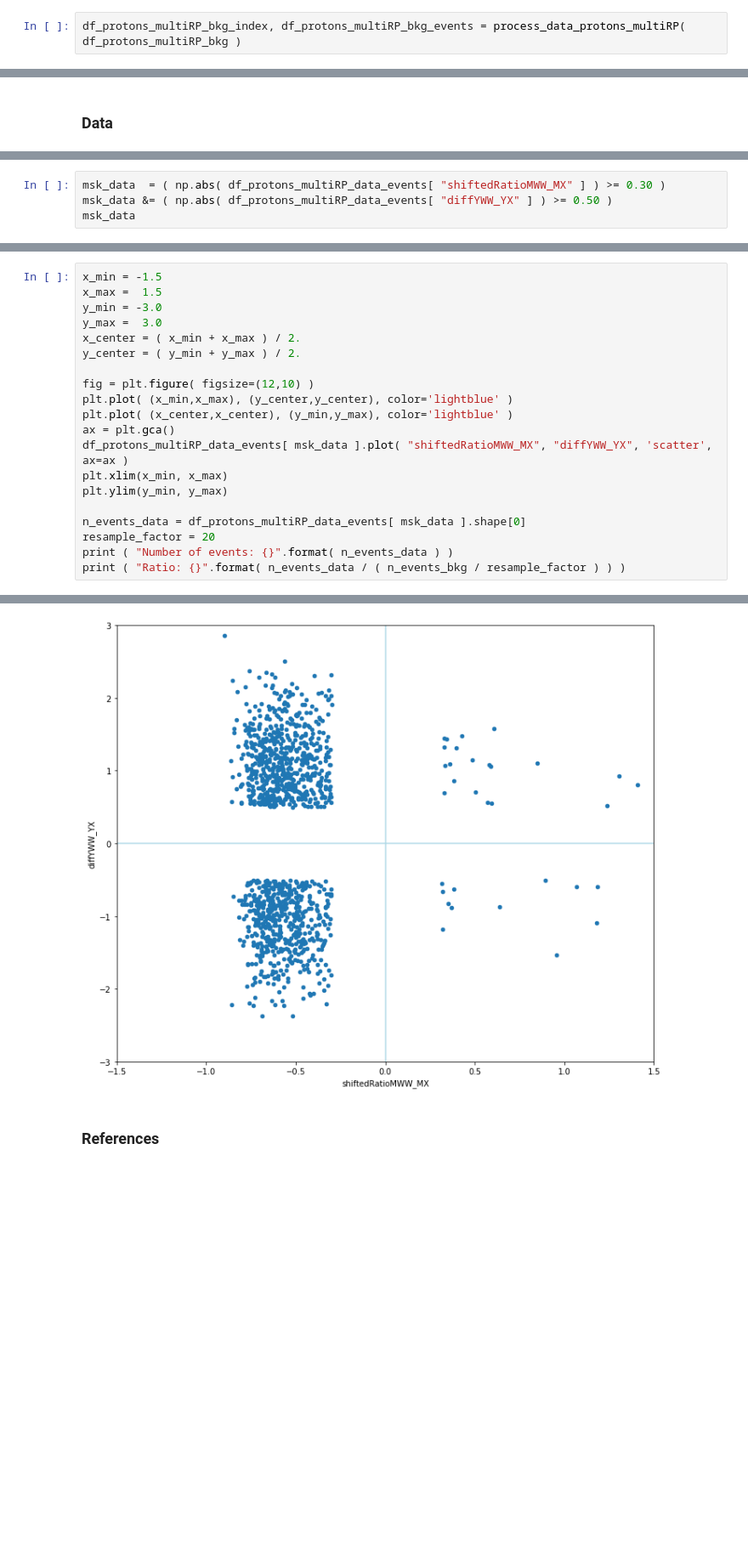
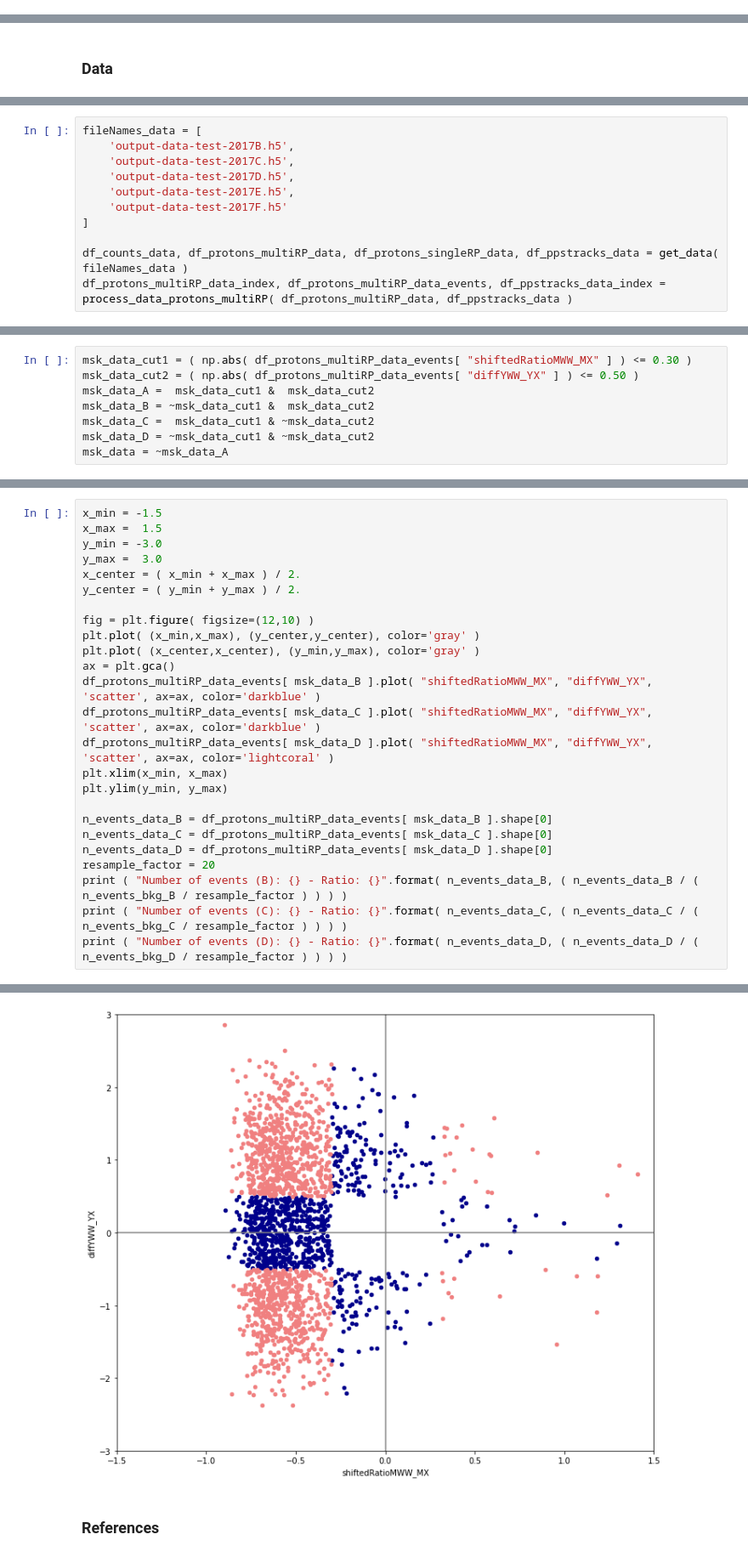
Before and after one commit to miguelgallo/pps-ww-analysis-notebook, a Jupyter notebook: Data-Inspection.ipynb, the cells around one changed output, grey strips where cells are left out. Shown at 85% size. Saved outputs shown, nothing was run; the diff lists cells and outputs as text; blank space fills up the shorter version.

```diff
--- a/Data-Inspection.ipynb
+++ b/Data-Inspection.ipynb
@@ -170,5 +368,3 @@ Jet          1570080
 Muon         1560700
 ProtonRnd      43260
 dtype: int64
-# %%
-df_protons_multiRP_bkg_index, df_protons_multiRP_bkg_events = process_data_protons_multiRP( df_protons_multiRP_bkg )
@@ -294,0 +628,11 @@ df_protons_multiRP_data_index, df_protons_multiRP_data_events = process_data_pro
+# %%
+fileNames_data = [
+    'output-data-test-2017B.h5',
+    'output-data-test-2017C.h5',
+    'output-data-test-2017D.h5',
+    'output-data-test-2017E.h5',
+    'output-data-test-2017F.h5'
+]
+
+df_counts_data, df_protons_multiRP_data, df_protons_singleRP_data, df_ppstracks_data = get_data( fileNames_data )
+df_protons_multiRP_data_index, df_protons_multiRP_data_events, df_ppstracks_data_index = process_data_protons_multiRP( df_protons_multiRP_data, df_ppstracks_data )
@@ -339,4 +723,8 @@ df_protons_multiRP_data_events
 # %%
-msk_data  = ( np.abs( df_protons_multiRP_data_events[ "shiftedRatioMWW_MX" ] ) >= 0.30 )
-msk_data &= ( np.abs( df_protons_multiRP_data_events[ "diffYWW_YX" ] ) >= 0.50 )
-msk_data
+msk_data_cut1 = ( np.abs( df_protons_multiRP_data_events[ "shiftedRatioMWW_MX" ] ) <= 0.30 )
+msk_data_cut2 = ( np.abs( df_protons_multiRP_data_events[ "diffYWW_YX" ] ) <= 0.50 )
+msk_data_A =  msk_data_cut1 &  msk_data_cut2
+msk_data_B = ~msk_data_cut1 &  msk_data_cut2
+msk_data_C =  msk_data_cut1 & ~msk_data_cut2
+msk_data_D = ~msk_data_cut1 & ~msk_data_cut2
+msk_data = ~msk_data_A
@@ -367,15 +737,20 @@ x_center = ( x_min + x_max ) / 2.
 y_center = ( y_min + y_max ) / 2.
 
 fig = plt.figure( figsize=(12,10) )
-plt.plot( (x_min,x_max), (y_center,y_center), color='lightblue' )
-plt.plot( (x_center,x_center), (y_min,y_max), color='lightblue' )
+plt.plot( (x_min,x_max), (y_center,y_center), color='gray' )
+plt.plot( (x_center,x_center), (y_min,y_max), color='gray' )
 ax = plt.gca()
-df_protons_multiRP_data_events[ msk_data ].plot( "shiftedRatioMWW_MX", "diffYWW_YX", 'scatter', ax=ax )
+df_protons_multiRP_data_events[ msk_data_B ].plot( "shiftedRatioMWW_MX", "diffYWW_YX", 'scatter', ax=ax, color='darkblue' )
+df_protons_multiRP_data_events[ msk_data_C ].plot( "shiftedRatioMWW_MX", "diffYWW_YX", 'scatter', ax=ax, color='darkblue' )
+df_protons_multiRP_data_events[ msk_data_D ].plot( "shiftedRatioMWW_MX", "diffYWW_YX", 'scatter', ax=ax, color='lightcoral' )
 plt.xlim(x_min, x_max)
 plt.ylim(y_min, y_max)
 
-n_events_data = df_protons_multiRP_data_events[ msk_data ].shape[0]
+n_events_data_B = df_protons_multiRP_data_events[ msk_data_B ].shape[0]
+n_events_data_C = df_protons_multiRP_data_events[ msk_data_C ].shape[0]
+n_events_data_D = df_protons_multiRP_data_events[ msk_data_D ].shape[0]
 resample_factor = 20
-print ( "Number of events: {}".format( n_events_data ) )
-print ( "Ratio: {}".format( n_events_data / ( n_events_bkg / resample_factor ) ) )
+print ( "Number of events (B): {} - Ratio: {}".format( n_events_data_B, ( n_events_data_B / ( n_events_bkg_B / resample_factor ) ) ) )
+print ( "Number of events (C): {} - Ratio: {}".format( n_events_data_C, ( n_events_data_C / ( n_events_bkg_C / resample_factor ) ) ) )
+print ( "Number of events (D): {} - Ratio: {}".format( n_events_data_D, ( n_events_data_D / ( n_events_bkg_D / resample_factor ) ) ) )
 # %% [output]
@@ -384,3 +760,3 @@ Ratio: 1.005586592178771
-[figure, old version]
+[figure, new version]
 # %% [markdown]
 ### References
```
Also changed, not shown: parts of 32 cells of this notebook, 2 other files.
